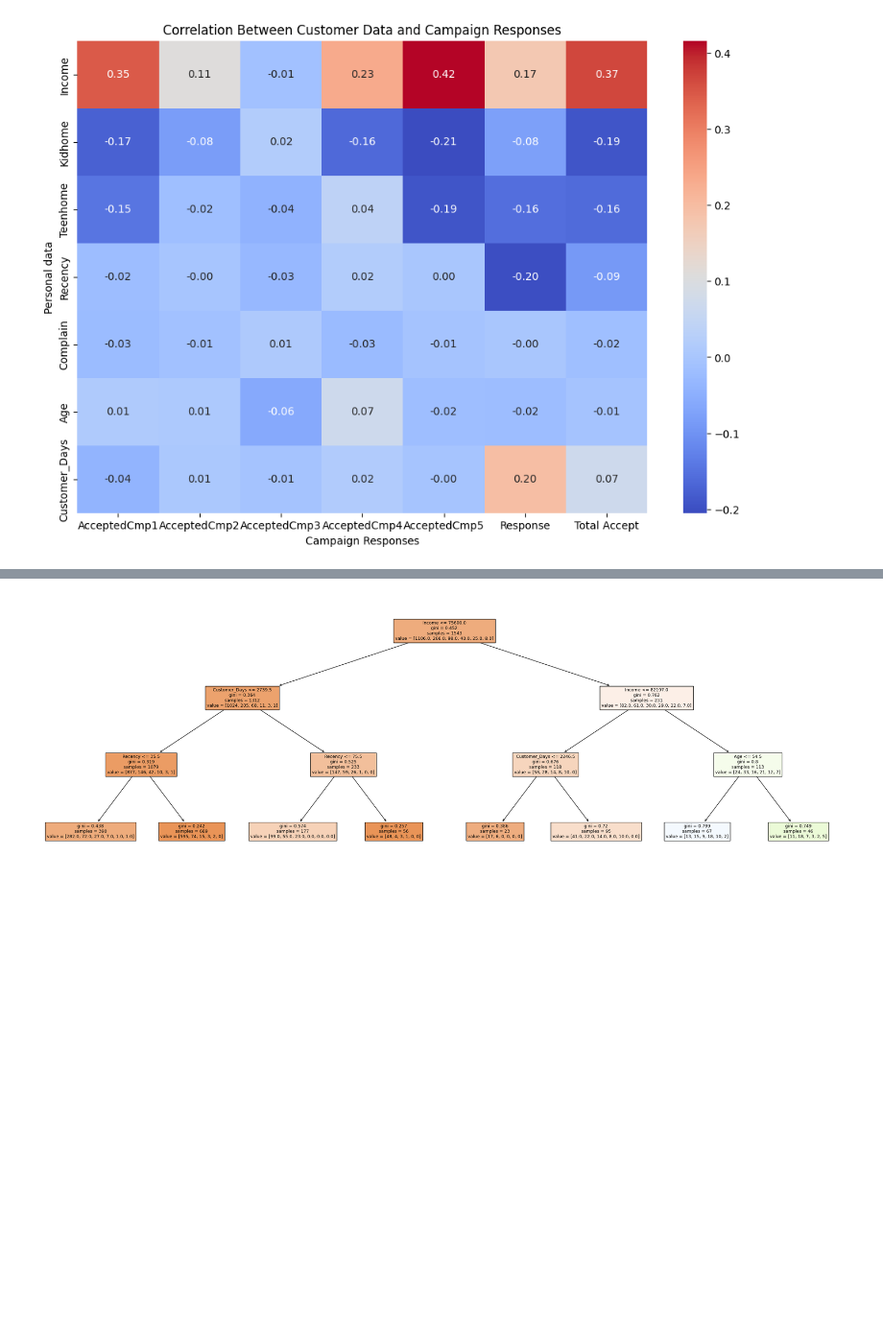
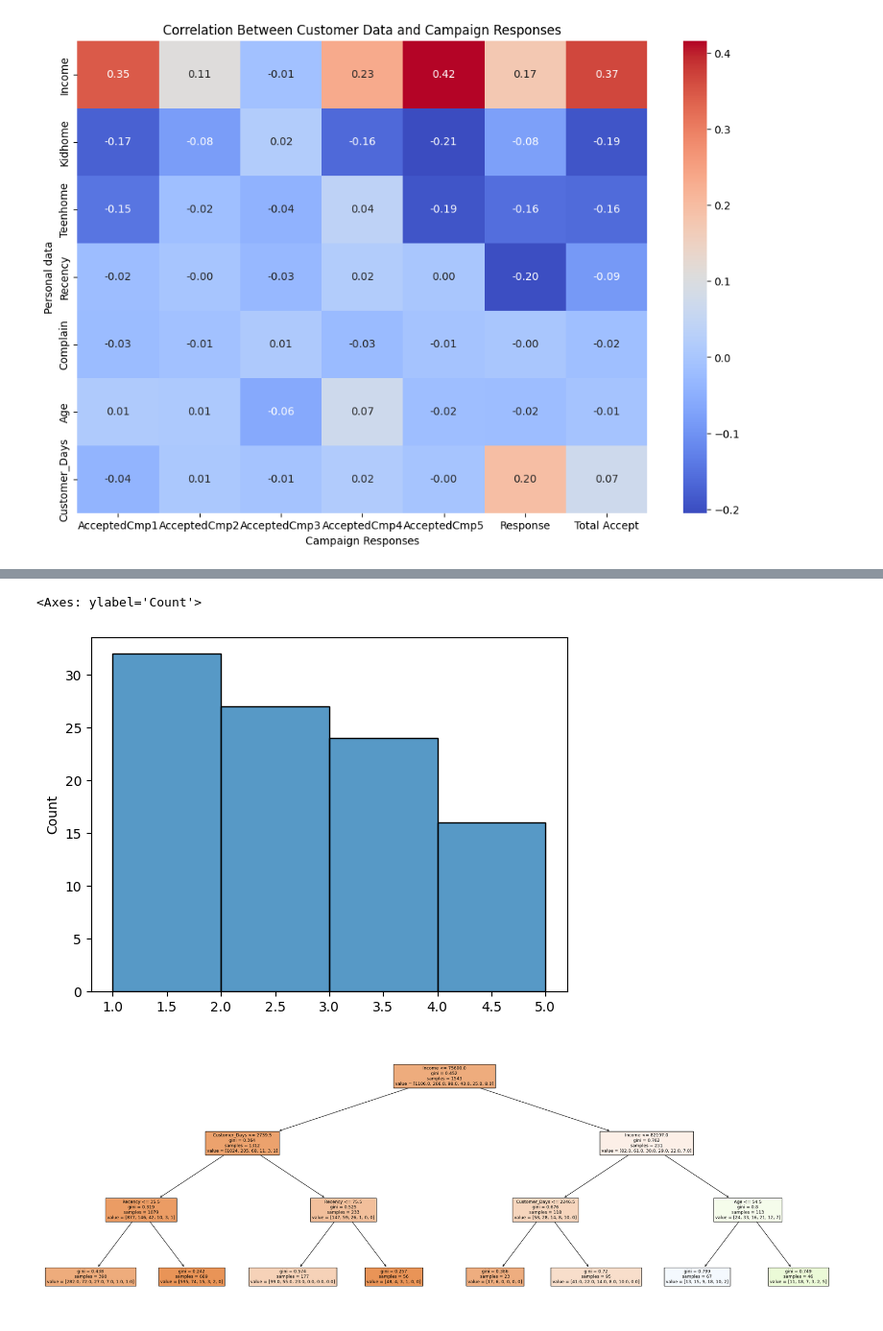
Before and after one commit to kevintao0417/F24_DATA110, a Jupyter notebook: Project/F1/customer_data.ipynb, the cells around one changed output, grey strips where cells are left out. Shown at 96% size. Cells and saved outputs as stored; diff of their text form; code cells hidden in the pictures; blank space fills up the shorter version.

```diff
--- a/Project/F1/customer_data.ipynb
+++ b/Project/F1/customer_data.ipynb
@@ -146,3 +150,12 @@ ax.legend()
+# %%
+best_depth_list = []
+for i in range(1, 100):
+    best_depth_list.append(find_best_depth()[0])
+# %%
+sns.histplot(data = best_depth_list, binwidth=1)
+# %% [output]
+<Axes: ylabel='Count'>
+[figure, added]
 # %%
 plt.figure(figsize=(30, 10))
 p = plot_tree(clf, filled = True, feature_names = X.columns)
```
Also changed, not shown: parts of 6 cells of this notebook.
